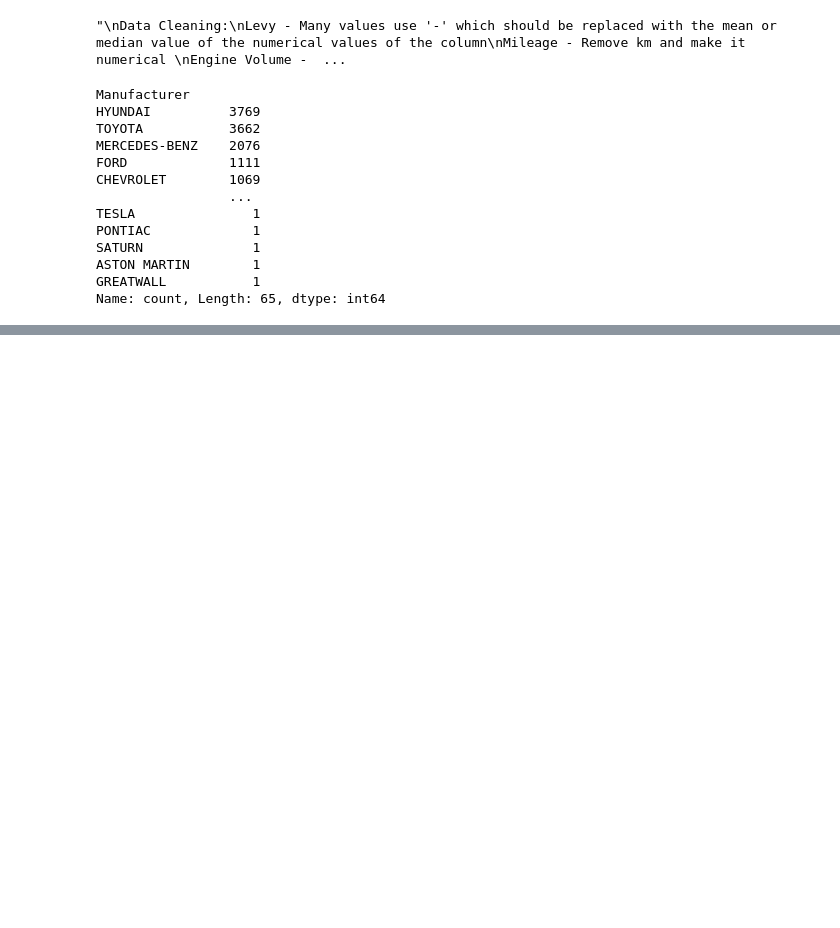
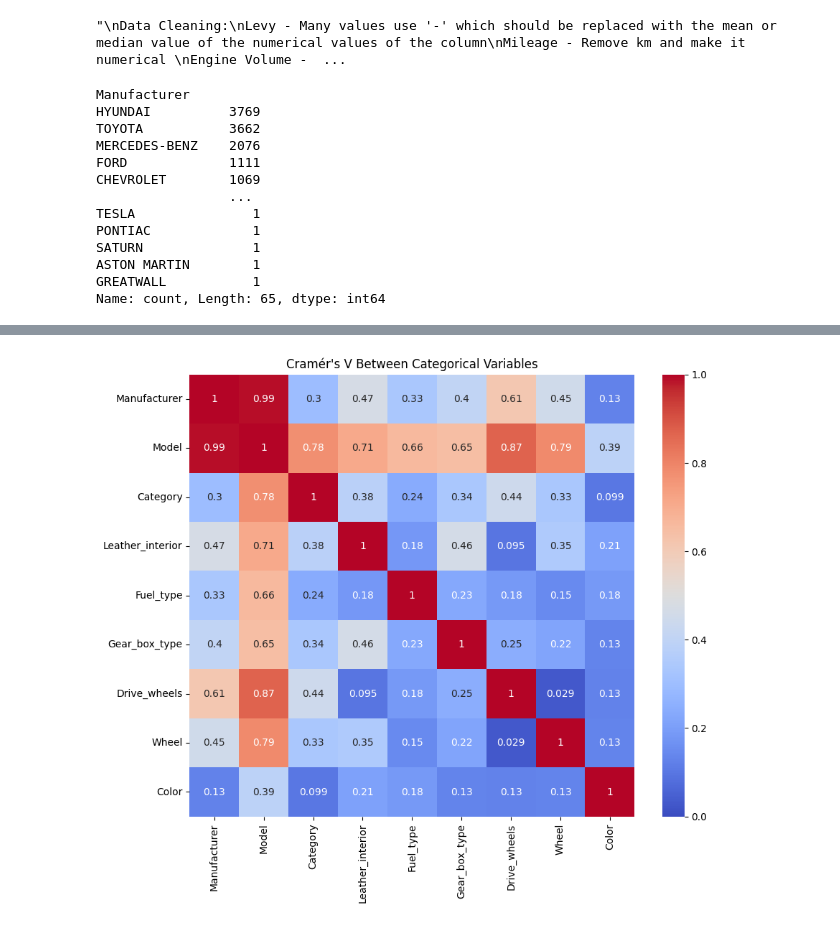
Before and after one commit to Karish-Gupta/DS502-Project, a Jupyter notebook: EDA.ipynb, the cells around one changed output, grey strips where cells are left out. Cells and saved outputs as stored; diff of their text form; code cells hidden in the pictures; blank space fills up the shorter version.

```diff
--- a/EDA.ipynb
+++ b/EDA.ipynb
@@ -96,0 +261,10 @@ Length: 1708, dtype: object
+# %%
+''' It seems the numerical features all have VIF values under 5. Engine volume and cylinders have the highest VIF values, however, they are not so high that it warrants feature removal'''
+
+formula_numerical = 'Price ~ Levy + Age + Engine_volume + Mileage + Cylinders + Doors + Airbags'
+y, X = dmatrices(formula_numerical, data=processed_data, return_type='dataframe')
+vif_data = pd.DataFrame()
+vif_data["Feature"] = X.columns
+vif_data['VIF'] = [variance_inflation_factor(X.values, i) for i in range(X.shape[1])]
+
+print(vif_data.sort_values("VIF", ascending=False))
@@ -96,0 +290,40 @@ Length: 1708, dtype: object
+# %%
+def cramers_v(x, y):
+    confusion_matrix = pd.crosstab(x, y)
+    if confusion_matrix.shape[0] == 1 or confusion_matrix.shape[1] == 1:
+        return np.nan  # not enough variability
+    chi2 = chi2_contingency(confusion_matrix, correction=False)[0]
+    n = confusion_matrix.sum().sum()
+    phi2 = chi2 / n
+    r, k = confusion_matrix.shape
+    return np.sqrt(phi2 / min(k - 1, r - 1))
+
+categorical_cols = [
+    'Manufacturer', 'Model', 'Category', 'Leather_interior', 'Fuel_type',
+    'Gear_box_type', 'Drive_wheels', 'Wheel', 'Color'
+]
+
+cramers_results = pd.DataFrame(index=categorical_cols, columns=categorical_cols)
+
+for feature_1 in categorical_cols:
+    for feature_2 in categorical_cols:
+        if feature_1 == feature_2:
+            cramers_results.loc[feature_1, feature_2] = 1.0
+        else:
+            try:
+                subset = processed_data[[feature_1, feature_2]].dropna()
+                value = cramers_v(subset[feature_1], subset[feature_2])
+                cramers_results.loc[feature_1, feature_2] = value
+            except Exception as e:
+                print(f"Error between {feature_1} and {feature_2}: {e}")
+                cramers_results.loc[feature_1, feature_2] = None
+
+cramers_results = cramers_results.astype(float)
+
+# Plot heatmap
+plt.figure(figsize=(10, 8))
+sns.heatmap(cramers_results, annot=True, cmap="coolwarm", vmin=0, vmax=1)
+plt.title("Cramér's V Between Categorical Variables")
+plt.show()
+# %% [output]
+[figure, added]
```
Also changed, not shown: parts of 17 cells of this notebook.
